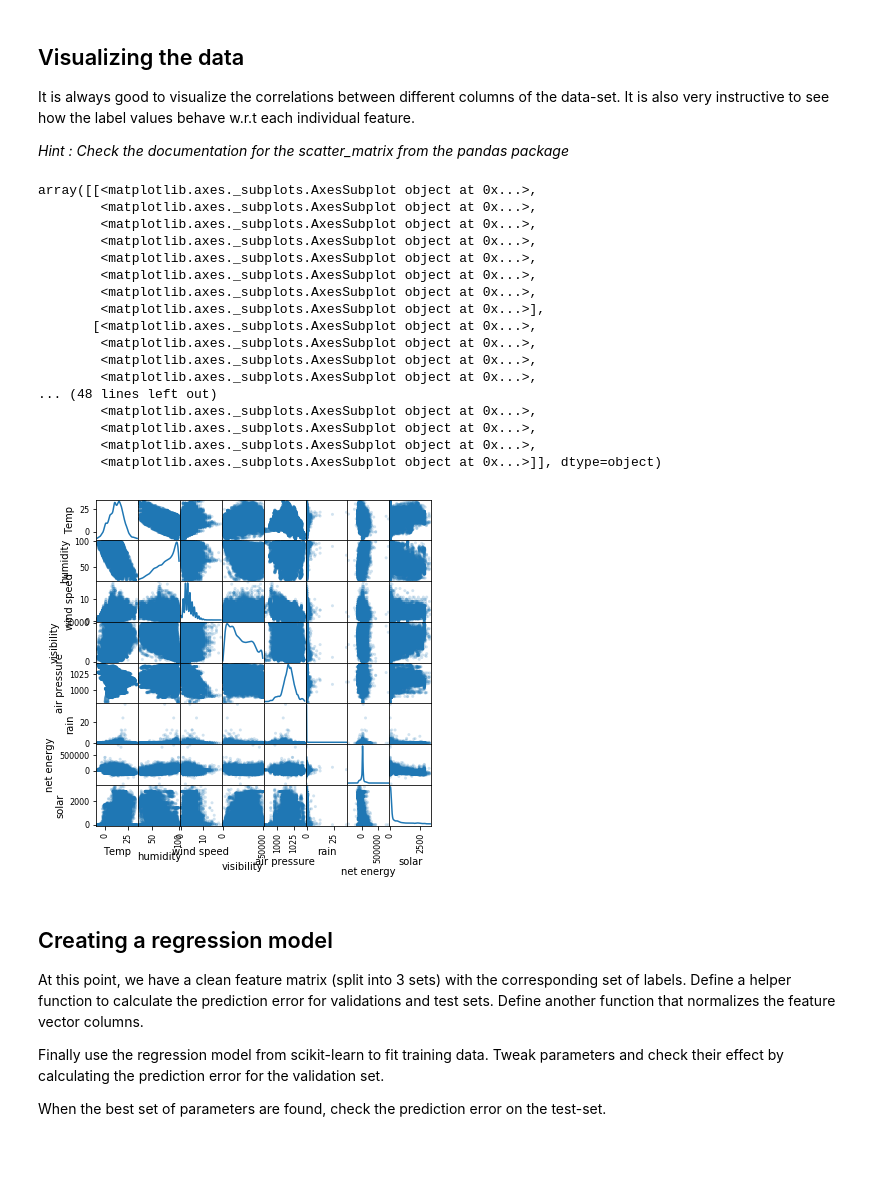
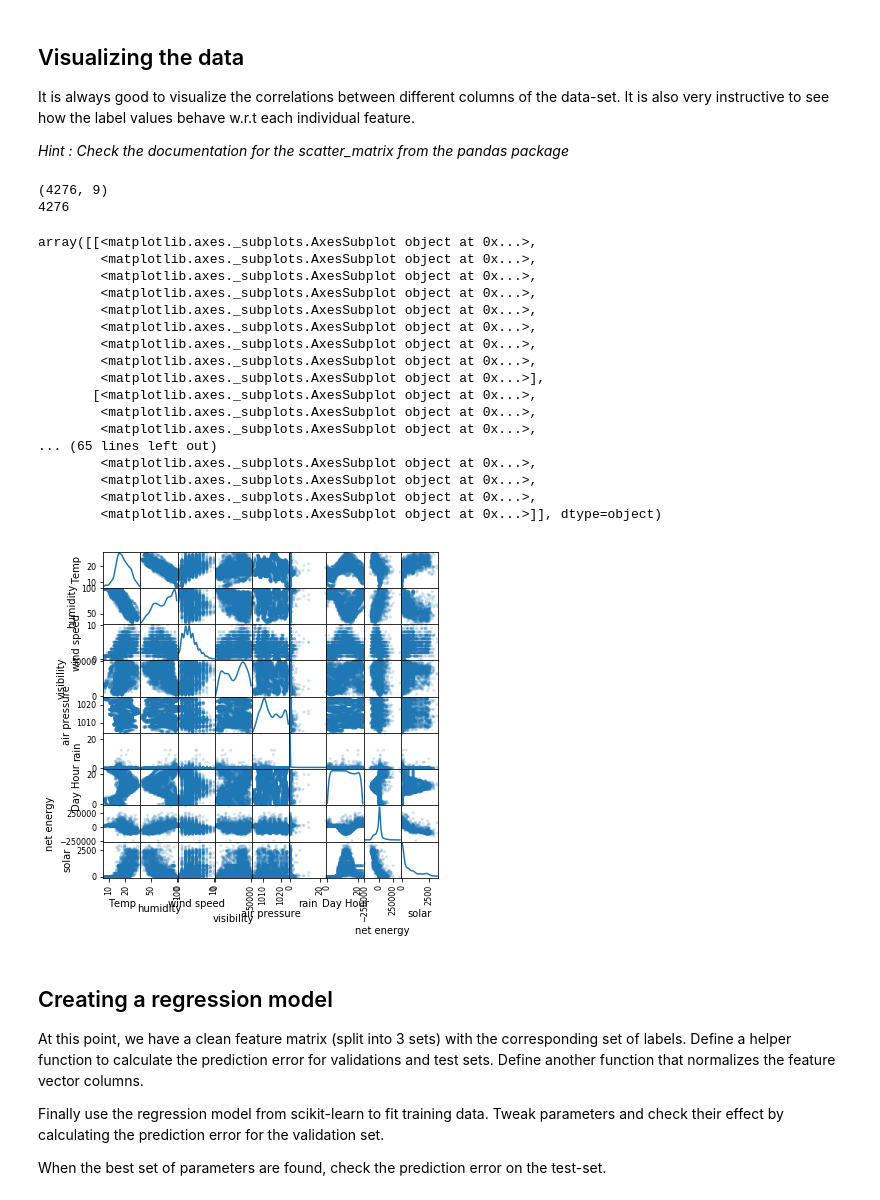
Before and after one commit to ishaanb92/IoT-Assignment, a Jupyter notebook: Assignment.ipynb, the cells around one changed output. Saved outputs shown, nothing was run; the diff lists cells and outputs as text; code cells hidden in the pictures; blank space fills up the shorter version.

Commit message:
Adding hour of day feature + filter data by month

```diff
--- a/Assignment.ipynb
+++ b/Assignment.ipynb
@@ -154,4 +177,30 @@ def create_dataframe(energyDir):
     sparseFrame.columns = ['TimeStamp','Energy Consumed','Energy Produced','Solar Energy Produced']
     return sparseFrame
 
-energyFrame = create_dataframe('data/2017')
+def energy_frame_month(energyDir,month):
+    energyDir = os.path.join(os.getcwd(),energyDir)
+    monthDir = os.path.join(energyDir,'0{}'.format(month))
+    dirFiles = [os.path.join(monthDir, f) for f in os.listdir(monthDir)
+                    if os.path.isfile(os.path.join(monthDir,f))]
+    fileList = []
+    for f in dirFiles:
+        fileList.append(f)
+        fileList = sorted(fileList)
+    frame = pd.DataFrame()
+    frameList = []
+    for f in fileList:
+        try:
+            df = pd.read_csv(f,index_col=None, header=None,parse_dates=[[0,1]],skipfooter=2)
+            frameList.append(df)
+        except:
+            continue
+    frame = pd.concat(frameList)
+    sparseFrame = frame.drop([2,3,4,5,6,7,8,9,13],axis=1)
+    sparseFrame.columns = ['TimeStamp','Energy Consumed','Energy Produced','Solar Energy Produced']
+    return sparseFrame
+
+
+
+
+energyFrame = energy_frame_month('data/2017',month = 7)
+print(energyFrame)
@@ -200,6 +267,8 @@ def create_labels(data_array,energyFrame):
             labels_solar.append(netSolar)
     return labels,labels_solar,missing_labels
 
-labels,labels_solar,missing_labels = create_labels(clean_data_array,energyFrame)
-featureArray = np.delete(clean_data_array,missing_labels,axis=0)
+labels,labels_solar,missing_labels = create_labels(month_array,energyFrame)
+featureArray = np.delete(month_array,missing_labels,axis=0)
+
+# Add label based on time (0 - 23)
 # %% [output]
@@ -278,37 +349,40 @@ It is always good to visualize the correlations between different columns of the
 # %%
 import matplotlib.pyplot as plt
 %matplotlib inline
+
 #Merge energy and solar energy produced into feature array
 mergedMatrix = np.c_[featureArray,labels,labels_solar]
 #Create a pandas dataframe for viz
 scatterMatrix = mergedMatrix[:,2:].astype(float)
 df = pd.DataFrame(data = scatterMatrix,
                   columns = ['Temp','humidity',
                               'wind speed','visibility',
-                              'air pressure','rain',
+                              'air pressure','rain','Day Hour',
                               'net energy','solar']
                  )
 
 pd.plotting.scatter_matrix(df, alpha=0.2, figsize=(6, 6), diagonal='kde')
 # %% [output]
-array([[<matplotlib.axes._subplots.AxesSubplot object at 0x...>,
-        <matplotlib.axes._subplots.AxesSubplot object at 0x...>,
-        <matplotlib.axes._subplots.AxesSubplot object at 0x...>,
-        <matplotlib.axes._subplots.AxesSubplot object at 0x...>,
-        <matplotlib.axes._subplots.AxesSubplot object at 0x...>,
-        <matplotlib.axes._subplots.AxesSubplot object at 0x...>,
-        <matplotlib.axes._subplots.AxesSubplot object at 0x...>,
-        <matplotlib.axes._subplots.AxesSubplot object at 0x...>],
-       [<matplotlib.axes._subplots.AxesSubplot object at 0x...>,
-        <matplotlib.axes._subplots.AxesSubplot object at 0x...>,
-        <matplotlib.axes._subplots.AxesSubplot object at 0x...>,
-        <matplotlib.axes._subplots.AxesSubplot object at 0x...>,
-... (48 lines left out)
-        <matplotlib.axes._subplots.AxesSubplot object at 0x...>,
-        <matplotlib.axes._subplots.AxesSubplot object at 0x...>,
-        <matplotlib.axes._subplots.AxesSubplot object at 0x...>,
-        <matplotlib.axes._subplots.AxesSubplot object at 0x...>]], dtype=object)
+(4276, 9)
+4276
+array([[<matplotlib.axes._subplots.AxesSubplot object at 0x...>,
+        <matplotlib.axes._subplots.AxesSubplot object at 0x...>,
+        <matplotlib.axes._subplots.AxesSubplot object at 0x...>,
+        <matplotlib.axes._subplots.AxesSubplot object at 0x...>,
+        <matplotlib.axes._subplots.AxesSubplot object at 0x...>,
+        <matplotlib.axes._subplots.AxesSubplot object at 0x...>,
+        <matplotlib.axes._subplots.AxesSubplot object at 0x...>,
+        <matplotlib.axes._subplots.AxesSubplot object at 0x...>,
+        <matplotlib.axes._subplots.AxesSubplot object at 0x...>],
+       [<matplotlib.axes._subplots.AxesSubplot object at 0x...>,
+        <matplotlib.axes._subplots.AxesSubplot object at 0x...>,
+        <matplotlib.axes._subplots.AxesSubplot object at 0x...>,
+... (65 lines left out)
+        <matplotlib.axes._subplots.AxesSubplot object at 0x...>,
+        <matplotlib.axes._subplots.AxesSubplot object at 0x...>,
+        <matplotlib.axes._subplots.AxesSubplot object at 0x...>,
+        <matplotlib.axes._subplots.AxesSubplot object at 0x...>]], dtype=object)
-[figure, old version]
+[figure, new version]
 # %% [markdown]
 ## Creating a regression model
 
```
Also changed, not shown: parts of 7 cells of this notebook.
